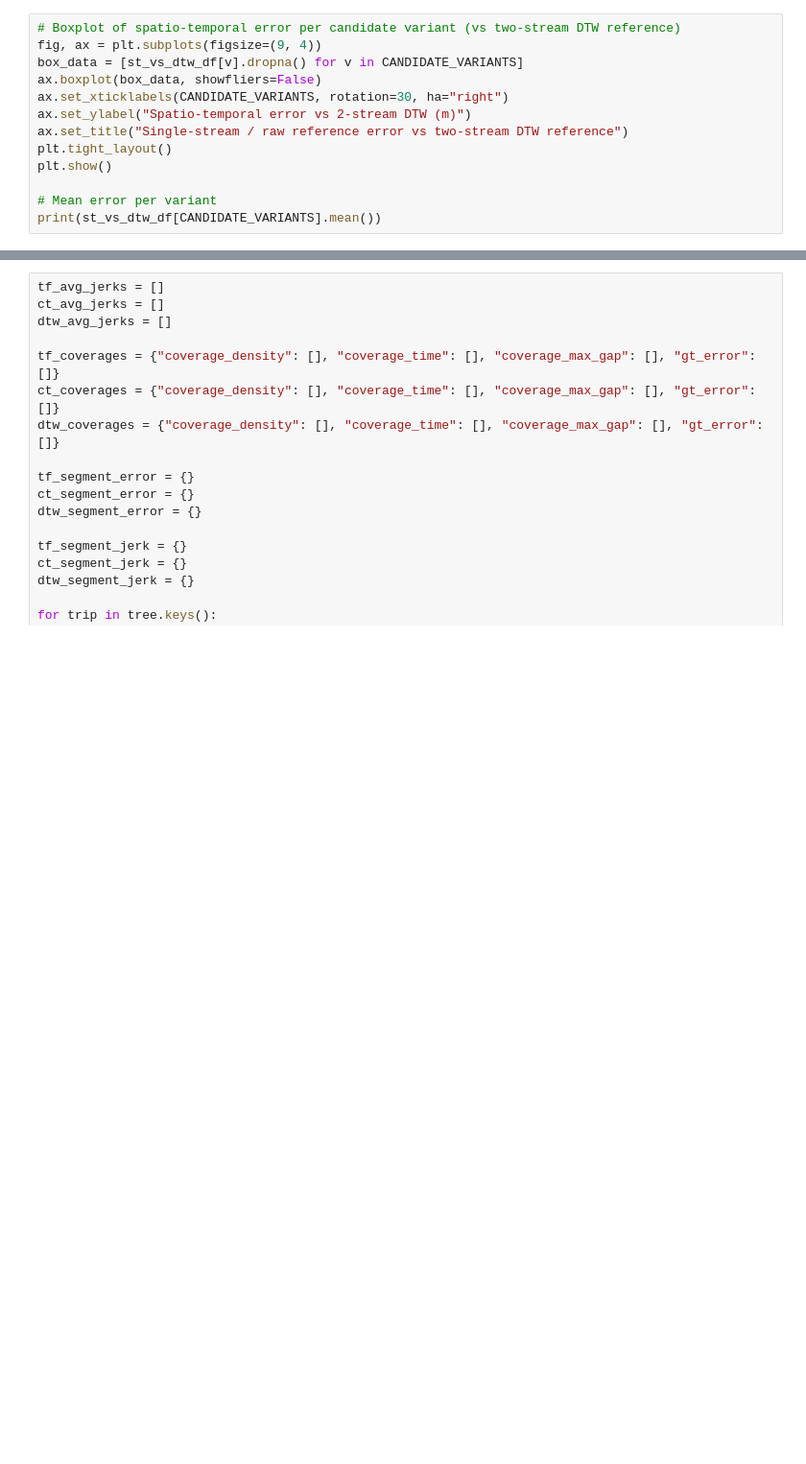
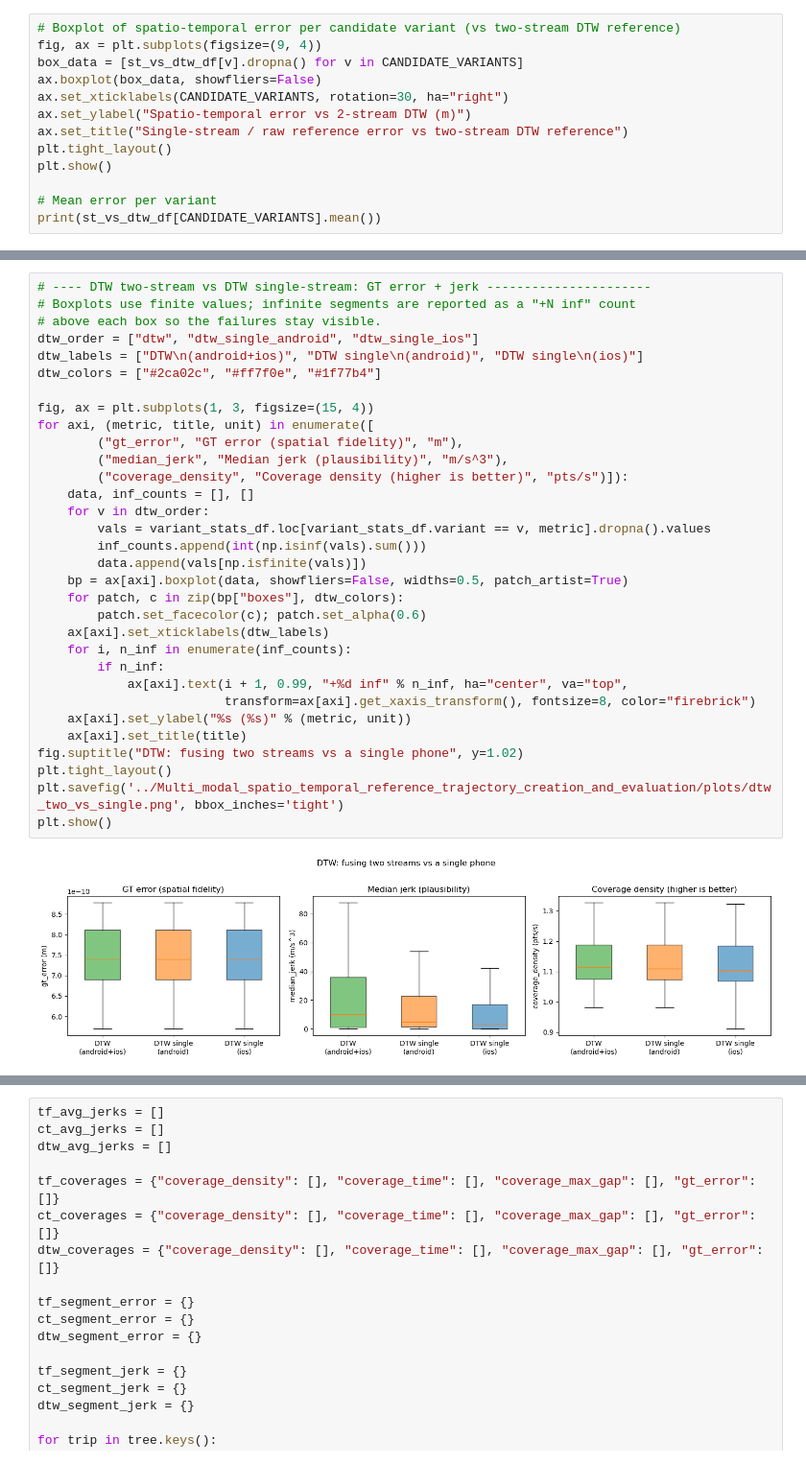
Before and after one commit to KG2468/mobilitynet-analysis-scripts, a Jupyter notebook: trajectory_evaluation_spatio_temporal_all.ipynb, the cells around one changed output, grey strips where cells are left out. Shown at 96% size. Drawn from its saved outputs; the diff is of its cells as text; blank space fills up the shorter version.

```diff
--- a/trajectory_evaluation_spatio_temporal_all.ipynb
+++ b/trajectory_evaluation_spatio_temporal_all.ipynb
@@ -569,0 +846,34 @@ print(st_vs_dtw_df[CANDIDATE_VARIANTS].mean())
+# %%
+# ---- DTW two-stream vs DTW single-stream: GT error + jerk ----------------------
+# Boxplots use finite values; infinite segments are reported as a "+N inf" count
+# above each box so the failures stay visible.
+dtw_order = ["dtw", "dtw_single_android", "dtw_single_ios"]
+dtw_labels = ["DTW\n(android+ios)", "DTW single\n(android)", "DTW single\n(ios)"]
+dtw_colors = ["#2ca02c", "#ff7f0e", "#1f77b4"]
+
+fig, ax = plt.subplots(1, 3, figsize=(15, 4))
+for axi, (metric, title, unit) in enumerate([
+        ("gt_error", "GT error (spatial fidelity)", "m"),
+        ("median_jerk", "Median jerk (plausibility)", "m/s^3"),
+        ("coverage_density", "Coverage density (higher is better)", "pts/s")]):
+    data, inf_counts = [], []
+    for v in dtw_order:
+        vals = variant_stats_df.loc[variant_stats_df.variant == v, metric].dropna().values
+        inf_counts.append(int(np.isinf(vals).sum()))
+        data.append(vals[np.isfinite(vals)])
+    bp = ax[axi].boxplot(data, showfliers=False, widths=0.5, patch_artist=True)
+    for patch, c in zip(bp["boxes"], dtw_colors):
+        patch.set_facecolor(c); patch.set_alpha(0.6)
+    ax[axi].set_xticklabels(dtw_labels)
+    for i, n_inf in enumerate(inf_counts):
+        if n_inf:
+            ax[axi].text(i + 1, 0.99, "+%d inf" % n_inf, ha="center", va="top",
+                         transform=ax[axi].get_xaxis_transform(), fontsize=8, color="firebrick")
+    ax[axi].set_ylabel("%s (%s)" % (metric, unit))
+    ax[axi].set_title(title)
+fig.suptitle("DTW: fusing two streams vs a single phone", y=1.02)
+plt.tight_layout()
+plt.savefig('../Multi_modal_spatio_temporal_reference_trajectory_creation_and_evaluation/plots/dtw_two_vs_single.png', bbox_inches='tight')
+plt.show()
+# %% [output]
+[figure, added]
```
Also changed, not shown: parts of 9 cells of this notebook, 3 other files.
